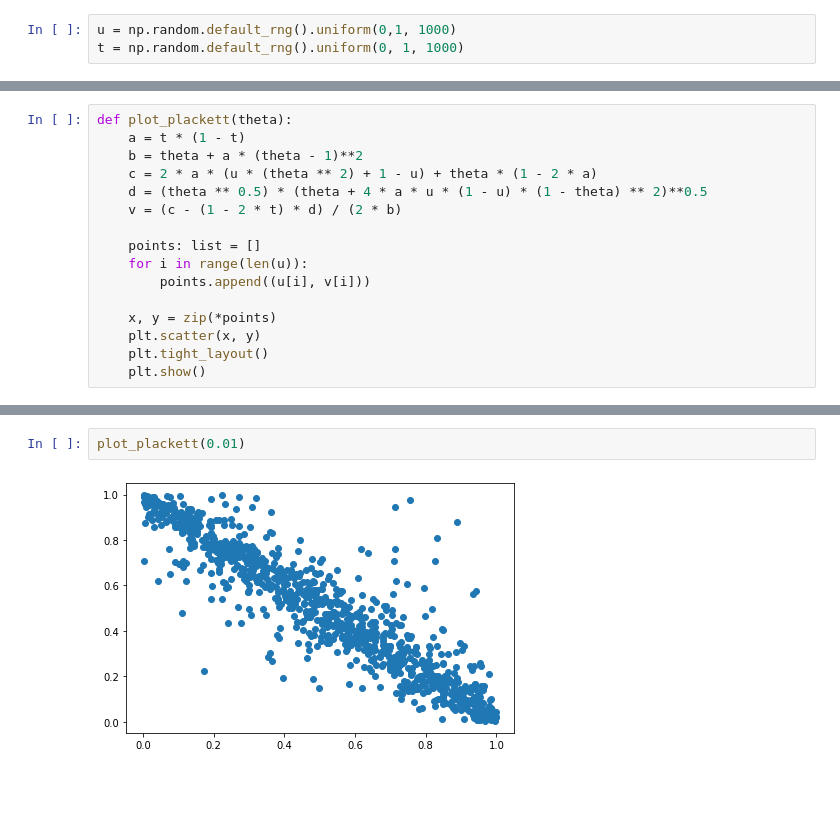
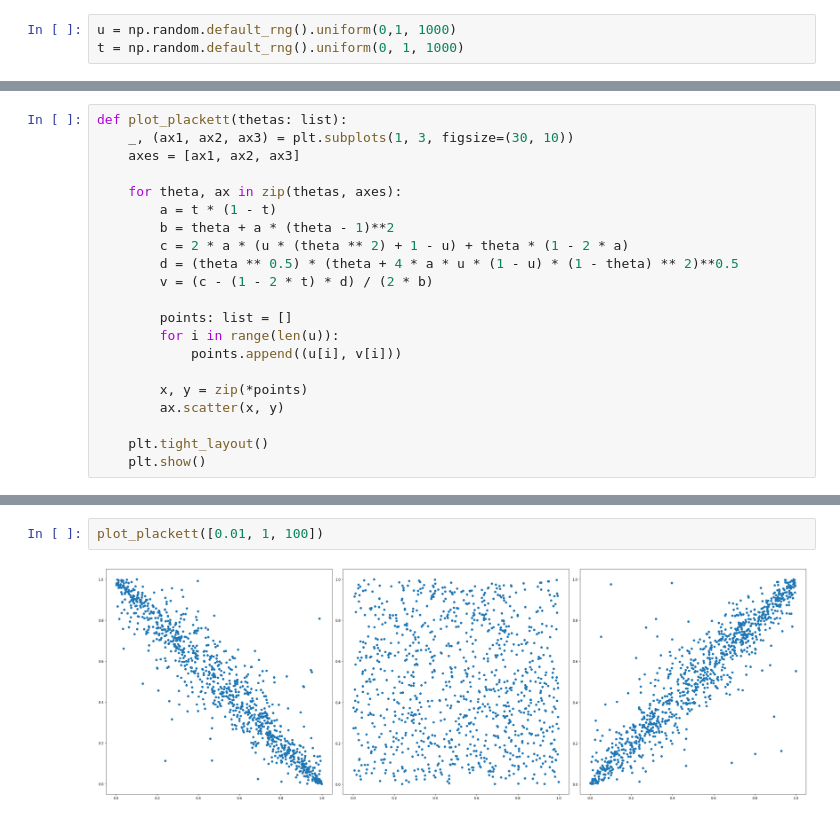
Before and after one commit to JoeJoe1313/Copulas-and-Applications, a Jupyter notebook: plackett.ipynb, the cells around one changed output, grey strips where cells are left out. Drawn from its saved outputs; the diff is of its cells as text; blank space fills up the shorter version.

```diff
--- a/plackett.ipynb
+++ b/plackett.ipynb
@@ -18,16 +18,21 @@ def plot_random_variable(random_variable):
 # %%
-def plot_plackett(theta):
-    a = t * (1 - t)
-    b = theta + a * (theta - 1)**2
-    c = 2 * a * (u * (theta ** 2) + 1 - u) + theta * (1 - 2 * a)
-    d = (theta ** 0.5) * (theta + 4 * a * u * (1 - u) * (1 - theta) ** 2)**0.5
-    v = (c - (1 - 2 * t) * d) / (2 * b)
+def plot_plackett(thetas: list):
+    _, (ax1, ax2, ax3) = plt.subplots(1, 3, figsize=(30, 10))
+    axes = [ax1, ax2, ax3]
 
-    points: list = []
-    for i in range(len(u)):
-        points.append((u[i], v[i]))
+    for theta, ax in zip(thetas, axes):
+        a = t * (1 - t)
+        b = theta + a * (theta - 1)**2
+        c = 2 * a * (u * (theta ** 2) + 1 - u) + theta * (1 - 2 * a)
+        d = (theta ** 0.5) * (theta + 4 * a * u * (1 - u) * (1 - theta) ** 2)**0.5
+        v = (c - (1 - 2 * t) * d) / (2 * b)
 
-    x, y = zip(*points)
-    plt.scatter(x, y)
+        points: list = []
+        for i in range(len(u)):
+            points.append((u[i], v[i]))
+
+        x, y = zip(*points)
+        ax.scatter(x, y)
+
     plt.tight_layout()
     plt.show()
@@ -50,4 +43,4 @@ plot_random_variable(t)
 # %%
-plot_plackett(0.01)
+plot_plackett([0.01, 1, 100])
 # %% [output]
-[figure, old version]
+[figure, new version]
```
Also changed, not shown: parts of 8 cells of this notebook.
